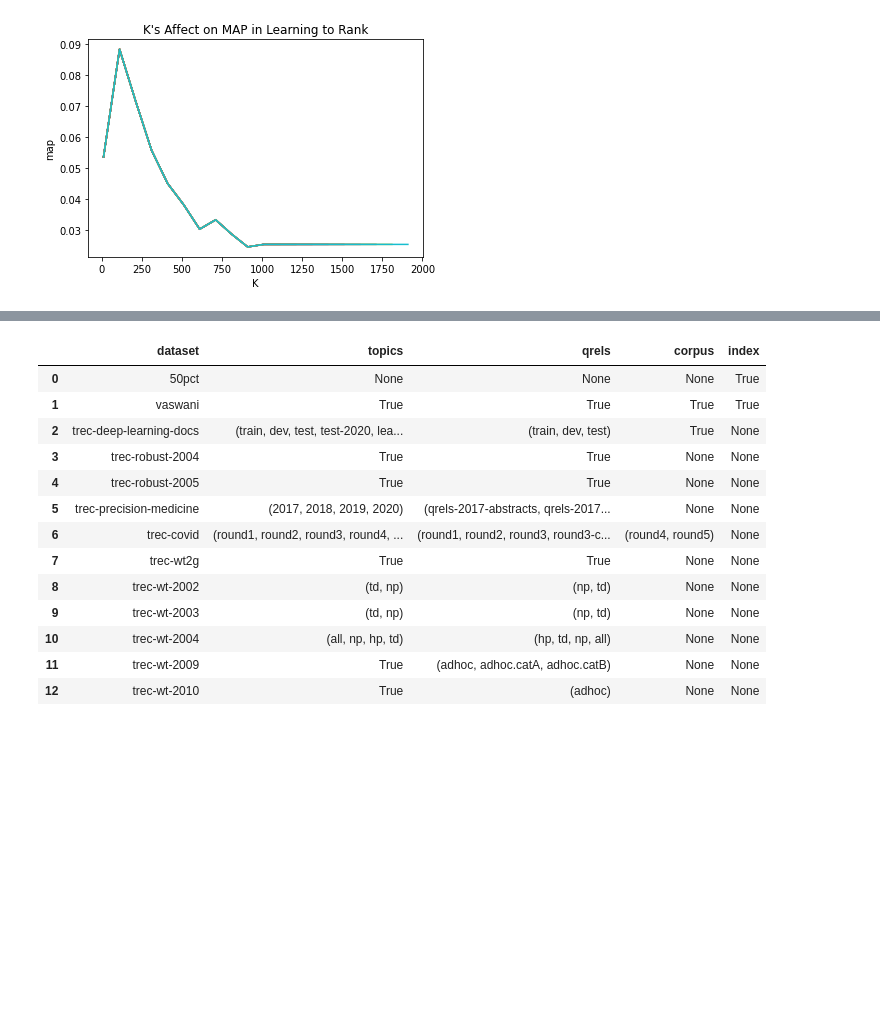
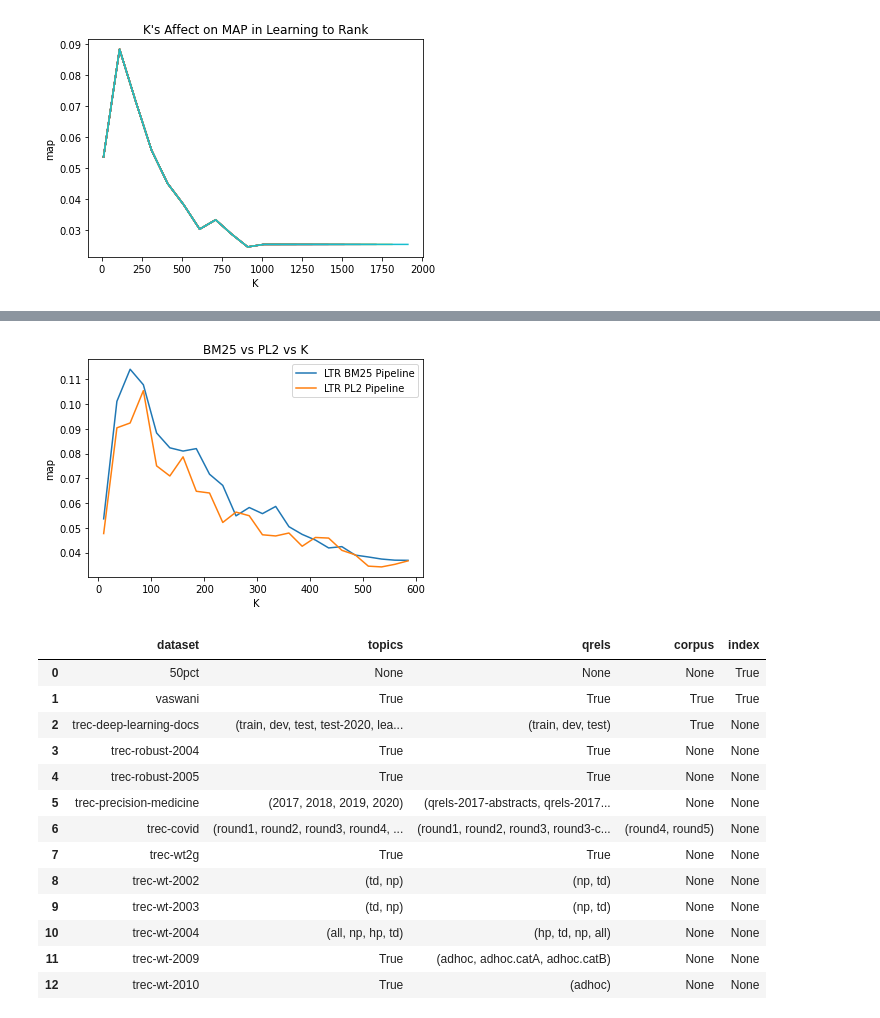
Before and after one commit to bahdaharchive/ir_project_3, a Jupyter notebook: notebooks/k-experiment.ipynb, the cells around one changed output, grey strips where cells are left out. Cells and saved outputs as stored; diff of their text form; code cells hidden in the pictures; blank space fills up the shorter version.

```diff
--- a/notebooks/k-experiment.ipynb
+++ b/notebooks/k-experiment.ipynb
@@ -169,3 +181,7 @@ run_experiment_model(ltr_model,"ndcg", title="BM25 vs PL2 vs K")
+# %%
+run_experiment_model(ltr_model,"map", title="BM25 vs PL2 vs K")
+# %% [output]
+[figure, added]
 # %%
 pt.datasets.list_datasets()
 # %% [output]
```
Also changed, not shown: parts of 2 cells of this notebook.
